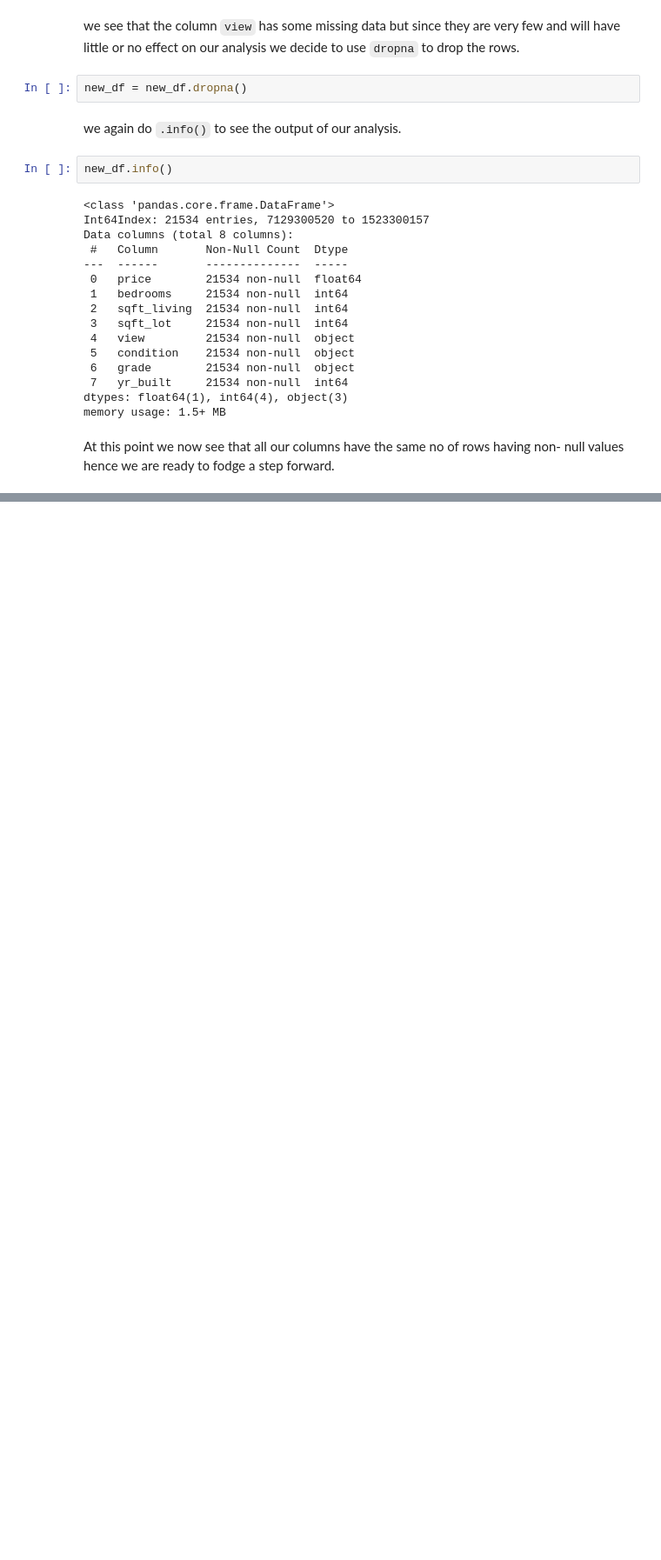
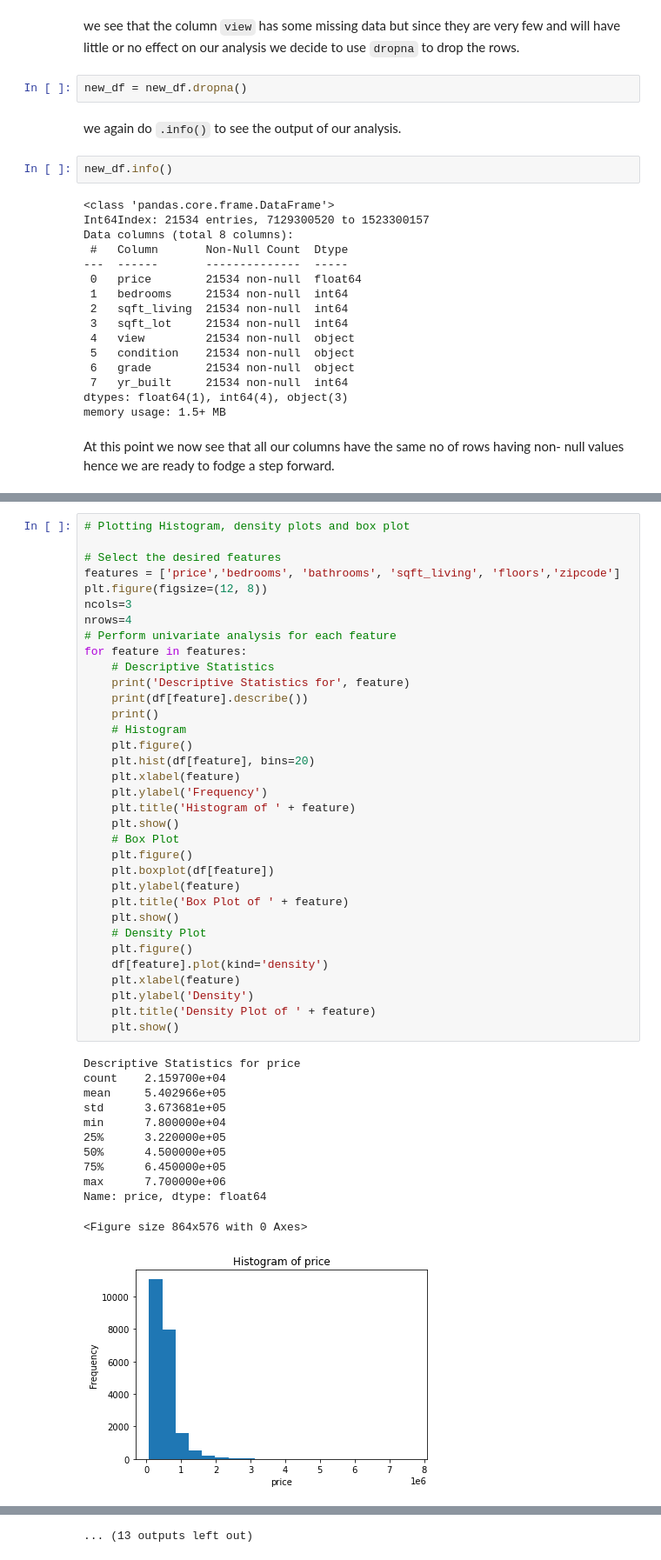
Before and after one commit to whareverrr/dsc-phase-2-project-v2-3, a Jupyter notebook: student.ipynb, the cells around one changed output, grey strips where cells are left out. Shown at 87% size. Cells and saved outputs as stored; diff of their text form; blank space fills up the shorter version.

Commit message:
univariate analysis

```diff
--- a/student.ipynb
+++ b/student.ipynb
@@ -216,0 +286,47 @@ At this point we now see that all our columns have the same no of rows having no
+# %%
+# Plotting Histogram, density plots and box plot
+
+# Select the desired features
+features = ['price','bedrooms', 'bathrooms', 'sqft_living', 'floors','zipcode']
+plt.figure(figsize=(12, 8))
+ncols=3
+nrows=4
+# Perform univariate analysis for each feature
+for feature in features:
+    # Descriptive Statistics
+    print('Descriptive Statistics for', feature)
+    print(df[feature].describe())
+    print()
+    # Histogram
+    plt.figure()
+    plt.hist(df[feature], bins=20)
+    plt.xlabel(feature)
+    plt.ylabel('Frequency')
+    plt.title('Histogram of ' + feature)
+    plt.show()
+    # Box Plot
+    plt.figure()
+    plt.boxplot(df[feature])
+    plt.ylabel(feature)
+    plt.title('Box Plot of ' + feature)
+    plt.show()
+    # Density Plot
+    plt.figure()
+    df[feature].plot(kind='density')
+    plt.xlabel(feature)
+    plt.ylabel('Density')
+    plt.title('Density Plot of ' + feature)
+    plt.show()
+# %% [output]
+Descriptive Statistics for price
+count    2.159700e+04
+mean     5.402966e+05
+std      3.673681e+05
+min      7.800000e+04
+25%      3.220000e+05
+50%      4.500000e+05
+75%      6.450000e+05
+max      7.700000e+06
+Name: price, dtype: float64
+<Figure size 864x576 with 0 Axes>
+[figure, added]
@@ -216,0 +360 @@ At this point we now see that all our columns have the same no of rows having no
+... (13 outputs left out)
```
Also changed, not shown: parts of 13 cells of this notebook.
